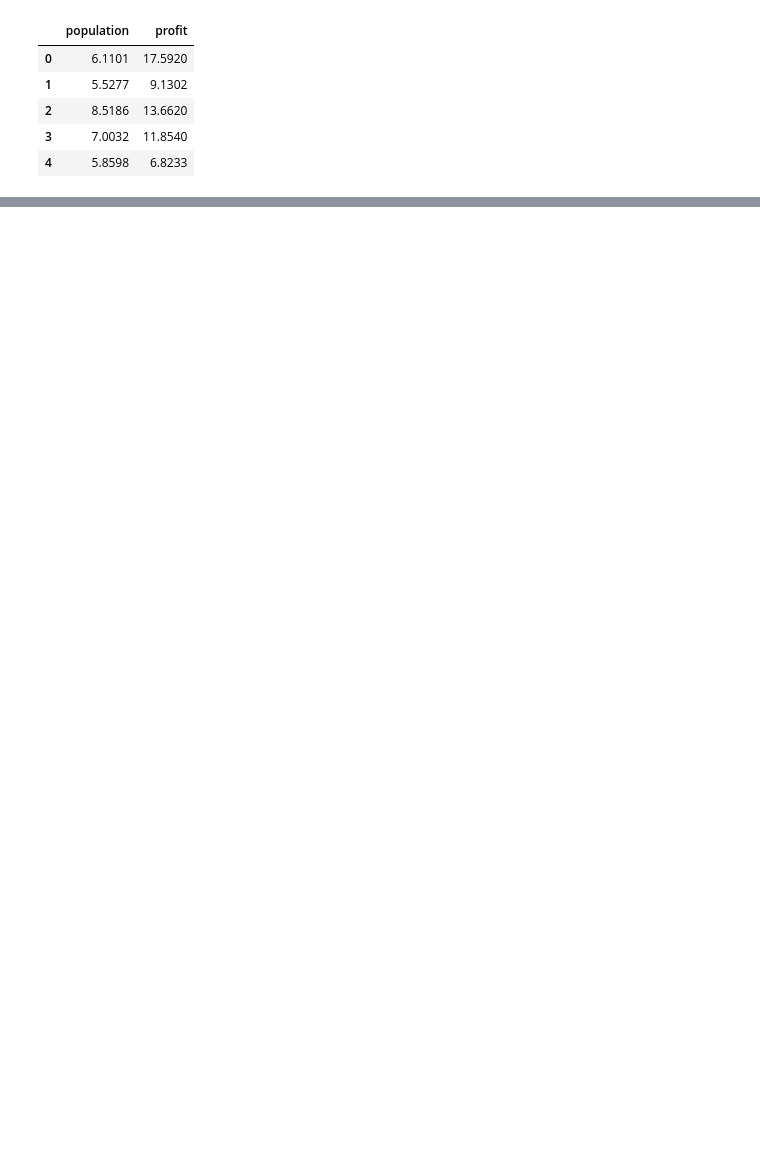
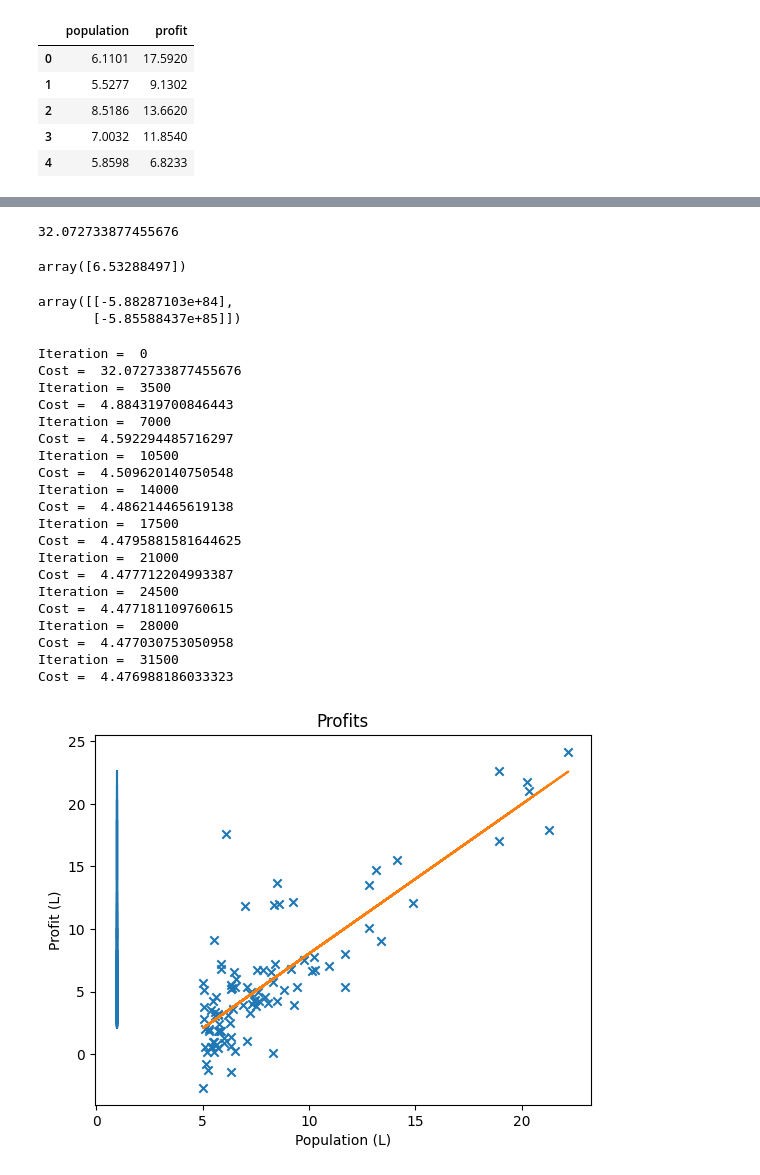
Before and after one commit to R-G-KJSIT/ACAD-24, a Jupyter notebook: ML-Exp4.ipynb, the cells around one changed output, grey strips where cells are left out. Drawn from its saved outputs; the diff is of its cells as text; code cells hidden in the pictures; blank space fills up the shorter version.

```diff
--- a/ML-Exp4.ipynb
+++ b/ML-Exp4.ipynb
@@ -81,0 +123,11 @@ IndexError: list assignment index out of range
+# %%
+# Calculating cost functiion
+j = np.sum(np.square(hyp-y))/(2*m)
+print(j)
+# %% [output]
+32.072733877455676
+# %%
+th[0] - (alpha/m)*np.sum(hyp-y)
+th[1] - (alpha/m)*np.sum((hyp-y)*(X[:,1].reshape(m,1)))
+# %% [output]
+array([6.53288497])
@@ -81,0 +140,5 @@ IndexError: list assignment index out of range
+# %%
+th
+# %% [output]
+array([[-5.88287103e+84],
+       [-5.85588437e+85]])
@@ -81,0 +148,64 @@ IndexError: list assignment index out of range
+# %%
+def ComputeCost(X,y,th):
+    m = y.shape[0]
+    hyp = np.dot(X,th)
+    j = np.sum(np.square(hyp-y))/(2*m)
+    return [hyp,j]
+# %%
+def GradientDescent(X,y,th,alpha):
+    m = y.shape[0]
+    hyp = ComputeCost(X,y,th)[0]
+    j = ComputeCost(X,y,th)[1]
+    th[0] = th[0]-(alpha/m)*np.sum(hyp-y)
+    th[1] = th[1]-(alpha/m)*np.sum((hyp-y)*X[:,1].reshape(m,1))
+    return [j,th]
+# %%
+def TrainLinearRegression(X,y,alpha,noIter,printIter):
+    th = np.zeros((2,1))
+    jHistory = []
+    for i in range(noIter):
+        j = GradientDescent(X,y,th,alpha)[0]
+        jHistory.append(j)
+        if (i%printIter == 0):
+            print('Iteration = ',i)
+            print('Cost = ',j)
+
+    plot1 = plt.figure(1)
+    plt.scatter(X[:,1],y,marker='x')
+    plt.plot(X,np.dot(X,th))
+    plt.xlabel('Population (L)')
+    plt.ylabel('Profit (L)')
+    plt.title('Profits')
+
+    plot2 = plt.figure(2)
+    plt.plot(list(range(noIter)),jHistory)
+    plt.xlabel('# Iteration')
+    plt.ylabel('J')
+    plt.title('Cost Function Convergence')
+
+    plt.show()
+    return th
+# %%
+th = TrainLinearRegression(X,y,0.001,35000,3500)
+# %% [output]
+Iteration =  0
+Cost =  32.072733877455676
+Iteration =  3500
+Cost =  4.884319700846443
+Iteration =  7000
+Cost =  4.592294485716297
+Iteration =  10500
+Cost =  4.509620140750548
+Iteration =  14000
+Cost =  4.486214465619138
+Iteration =  17500
+Cost =  4.4795881581644625
+Iteration =  21000
+Cost =  4.477712204993387
+Iteration =  24500
+Cost =  4.477181109760615
+Iteration =  28000
+Cost =  4.477030753050958
+Iteration =  31500
+Cost =  4.476988186033323
+[figure, added]
```
Also changed, not shown: parts of 23 cells of this notebook.
